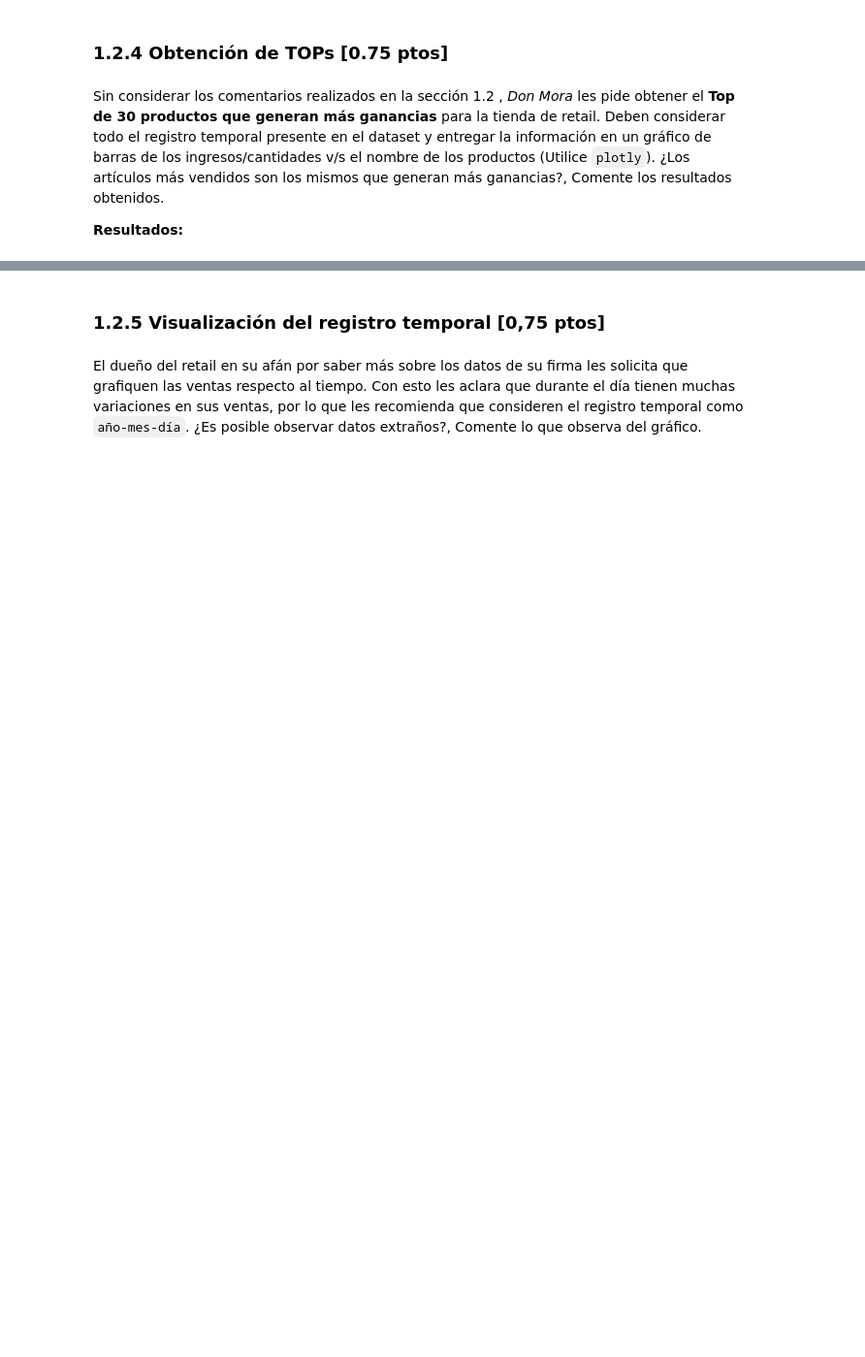
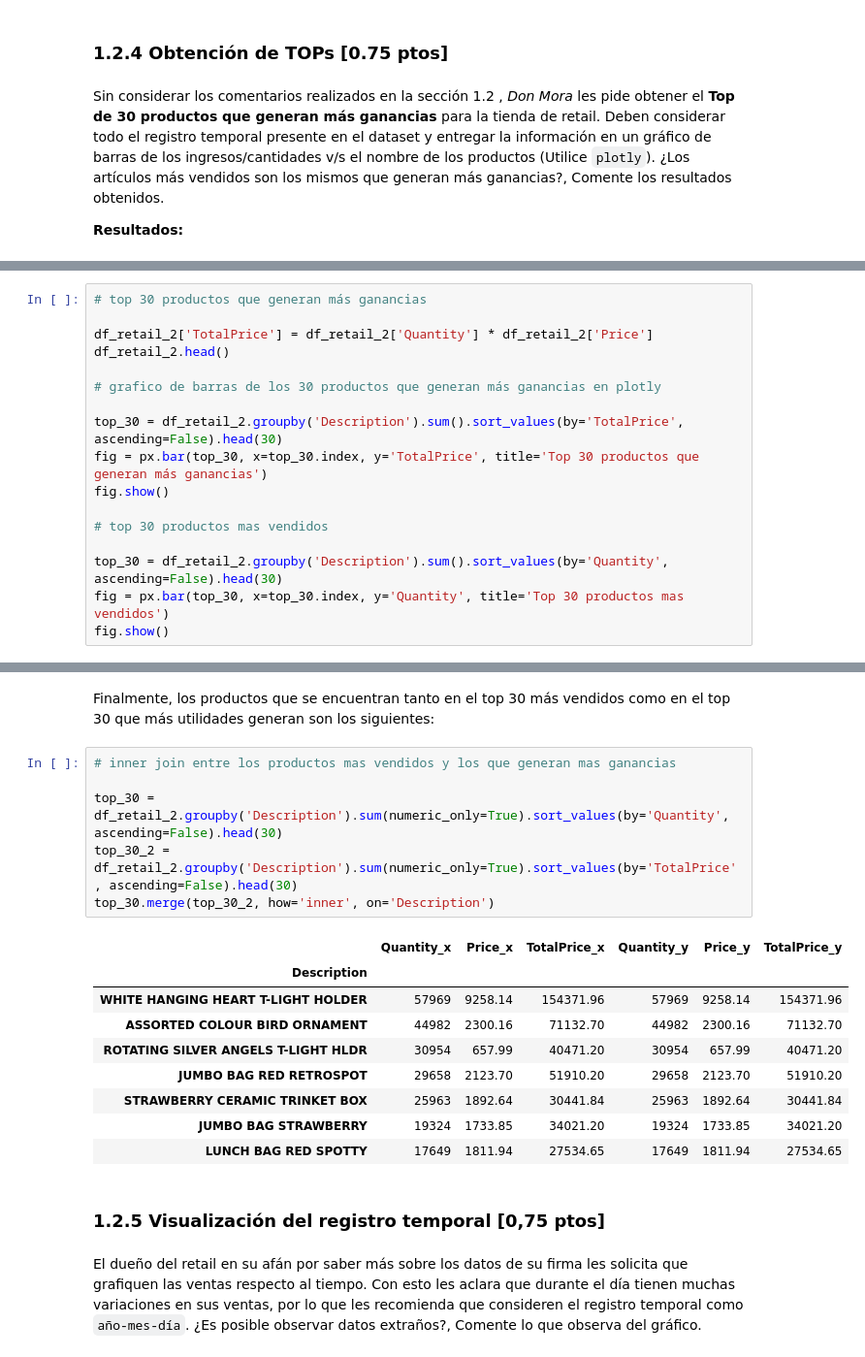
Before and after one commit to jcist/MDS7202, a Jupyter notebook: Lab6.ipynb, the cells around one changed output, grey strips where cells are left out. Shown at 97% size. Cells and saved outputs as stored; diff of their text form; blank space fills up the shorter version.

```diff
--- a/Lab6.ipynb
+++ b/Lab6.ipynb
@@ -282,0 +459,17 @@ Sin considerar los comentarios realizados en la sección 1.2 , *Don Mora* les pi
+# %%
+# top 30 productos que generan más ganancias
+
+df_retail_2['TotalPrice'] = df_retail_2['Quantity'] * df_retail_2['Price']
+df_retail_2.head()
+
+# grafico de barras de los 30 productos que generan más ganancias en plotly
+
+top_30 = df_retail_2.groupby('Description').sum().sort_values(by='TotalPrice', ascending=False).head(30)
+fig = px.bar(top_30, x=top_30.index, y='TotalPrice', title='Top 30 productos que generan más ganancias')
+fig.show()
+
+# top 30 productos mas vendidos
+
+top_30 = df_retail_2.groupby('Description').sum().sort_values(by='Quantity', ascending=False).head(30)
+fig = px.bar(top_30, x=top_30.index, y='Quantity', title='Top 30 productos mas vendidos')
+fig.show()
@@ -283,3 +494,21 @@ Sin considerar los comentarios realizados en la sección 1.2 , *Don Mora* les pi
+# %% [markdown]
+Finalmente, los productos que se encuentran tanto en el top 30 más vendidos como en el top 30 que más utilidades generan son los siguientes:
+# %%
+# inner join entre los productos mas vendidos y los que generan mas ganancias
+
+top_30 = df_retail_2.groupby('Description').sum(numeric_only=True).sort_values(by='Quantity', ascending=False).head(30)
+top_30_2 = df_retail_2.groupby('Description').sum(numeric_only=True).sort_values(by='TotalPrice', ascending=False).head(30)
+top_30.merge(top_30_2, how='inner', on='Description')
+# %% [output]
+|  | Quantity_x | Price_x | TotalPrice_x | Quantity_y | Price_y | TotalPrice_y |
+| Description |  |  |  |  |  |  |
+| WHITE HANGING HEART T-LIGHT HOLDER | 57969 | 9258.14 | 154371.96 | 57969 | 9258.14 | 154371.96 |
+| ASSORTED COLOUR BIRD ORNAMENT | 44982 | 2300.16 | 71132.70 | 44982 | 2300.16 | 71132.70 |
+| ROTATING SILVER ANGELS T-LIGHT HLDR | 30954 | 657.99 | 40471.20 | 30954 | 657.99 | 40471.20 |
+| JUMBO BAG RED RETROSPOT | 29658 | 2123.70 | 51910.20 | 29658 | 2123.70 | 51910.20 |
+| STRAWBERRY CERAMIC TRINKET BOX | 25963 | 1892.64 | 30441.84 | 25963 | 1892.64 | 30441.84 |
+| JUMBO BAG STRAWBERRY | 19324 | 1733.85 | 34021.20 | 19324 | 1733.85 | 34021.20 |
+| LUNCH BAG RED SPOTTY | 17649 | 1811.94 | 27534.65 | 17649 | 1811.94 | 27534.65 |
 # %% [markdown]
 ### 1.2.5 Visualización del registro temporal [0,75 ptos]
 # %% [markdown]
```
Also changed, not shown: parts of 31 cells of this notebook.
